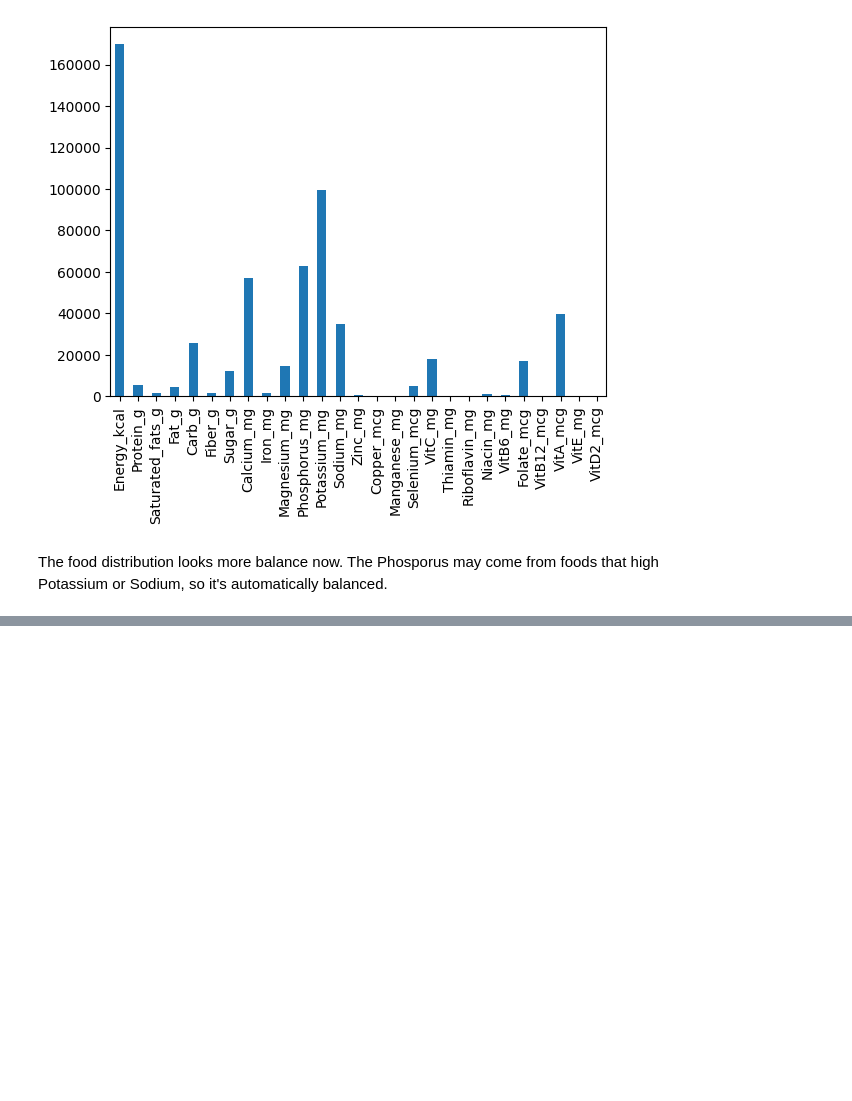
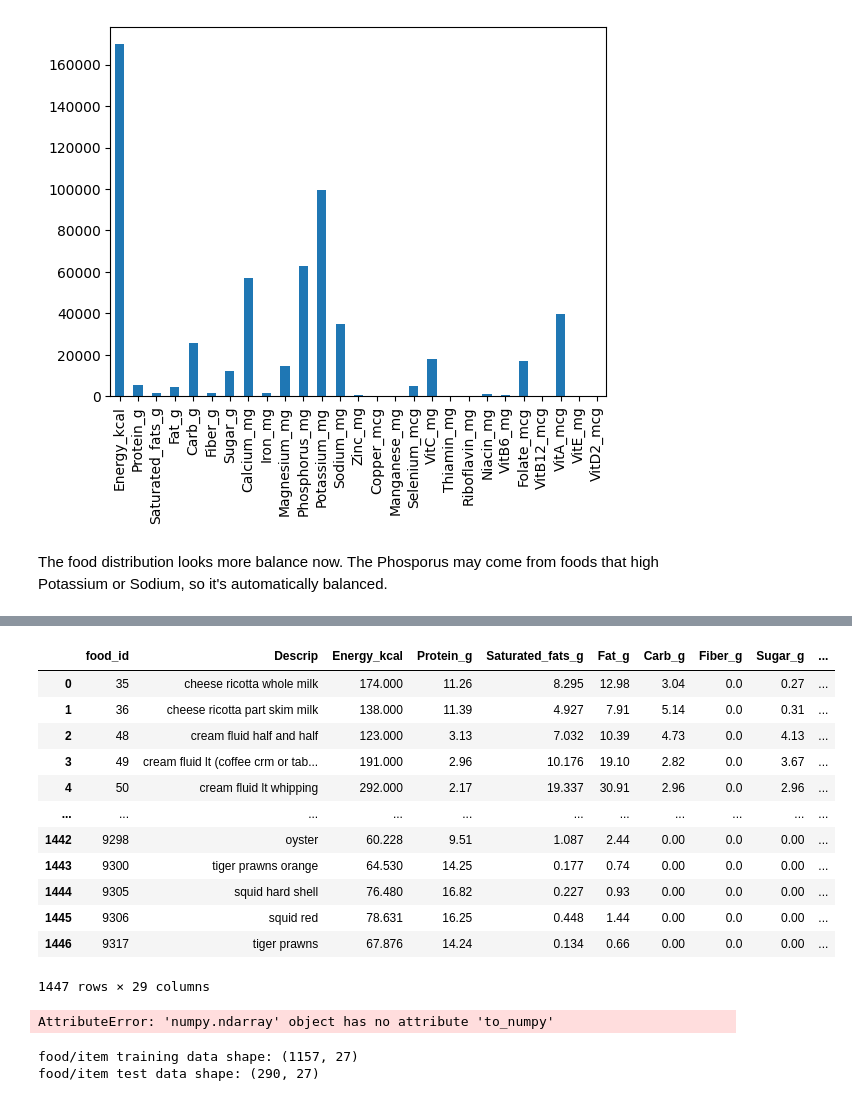
Before and after one commit to StuntShield/stunt-shield-food-recommender-model, a Jupyter notebook: Food Recommendation System.ipynb, the cells around one changed output, grey strips where cells are left out. Saved outputs shown, nothing was run; the diff lists cells and outputs as text; code cells hidden in the pictures; blank space fills up the shorter version.

```diff
--- a/Food Recommendation System.ipynb
+++ b/Food Recommendation System.ipynb
@@ -253,0 +385,22 @@ df
+# %%
+food_df = df.reset_index().rename({'index':'food_id'}, axis=1)
+food_df
+# %% [output]
+|  | food_id | Descrip | Energy_kcal | Protein_g | Saturated_fats_g | Fat_g | Carb_g | Fiber_g | Sugar_g | ... |
+| 0 | 35 | cheese ricotta whole milk | 174.000 | 11.26 | 8.295 | 12.98 | 3.04 | 0.0 | 0.27 | ... |
+| 1 | 36 | cheese ricotta part skim milk | 138.000 | 11.39 | 4.927 | 7.91 | 5.14 | 0.0 | 0.31 | ... |
+| 2 | 48 | cream fluid half and half | 123.000 | 3.13 | 7.032 | 10.39 | 4.73 | 0.0 | 4.13 | ... |
+| 3 | 49 | cream fluid lt (coffee crm or tab... | 191.000 | 2.96 | 10.176 | 19.10 | 2.82 | 0.0 | 3.67 | ... |
+| 4 | 50 | cream fluid lt whipping | 292.000 | 2.17 | 19.337 | 30.91 | 2.96 | 0.0 | 2.96 | ... |
+| ... | ... | ... | ... | ... | ... | ... | ... | ... | ... | ... |
+| 1442 | 9298 | oyster | 60.228 | 9.51 | 1.087 | 2.44 | 0.00 | 0.0 | 0.00 | ... |
+| 1443 | 9300 | tiger prawns orange | 64.530 | 14.25 | 0.177 | 0.74 | 0.00 | 0.0 | 0.00 | ... |
+| 1444 | 9305 | squid hard shell | 76.480 | 16.82 | 0.227 | 0.93 | 0.00 | 0.0 | 0.00 | ... |
+| 1445 | 9306 | squid red | 78.631 | 16.25 | 0.448 | 1.44 | 0.00 | 0.0 | 0.00 | ... |
+| 1446 | 9317 | tiger prawns | 67.876 | 14.24 | 0.134 | 0.66 | 0.00 | 0.0 | 0.00 | ... |
+1447 rows × 29 columns
+# %%
+food_df = food_df.to_numpy()
+user_df = user_df.to_numpy()
+# %% [output]
+AttributeError: 'numpy.ndarray' object has no attribute 'to_numpy'
@@ -253,0 +436,9 @@ df
+# %%
+item_train, item_test = train_test_split(item_train, train_size=0.80, shuffle=True, random_state=1)
+user_train, user_test = train_test_split(user_train, train_size=0.80, shuffle=True, random_state=1)
+y_train, y_test       = train_test_split(y_train,    train_size=0.80, shuffle=True, random_state=1)
+print(f"food/item training data shape: {item_train.shape}")
+print(f"food/item test data shape: {item_test.shape}")
+# %% [output]
+food/item training data shape: (1157, 27)
+food/item test data shape: (290, 27)
```
Also changed, not shown: parts of 30 cells of this notebook, 5 other files.
